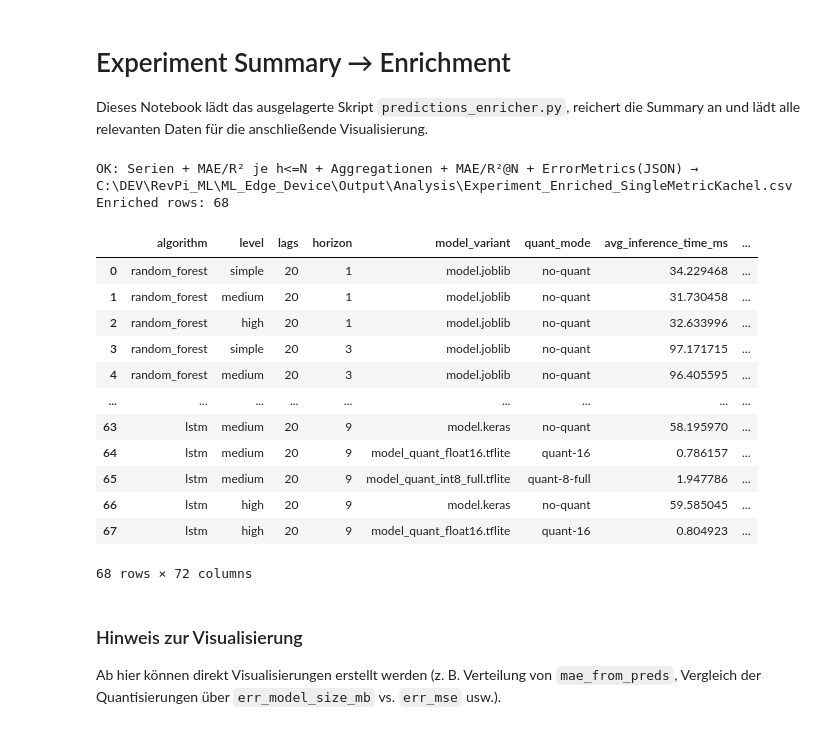
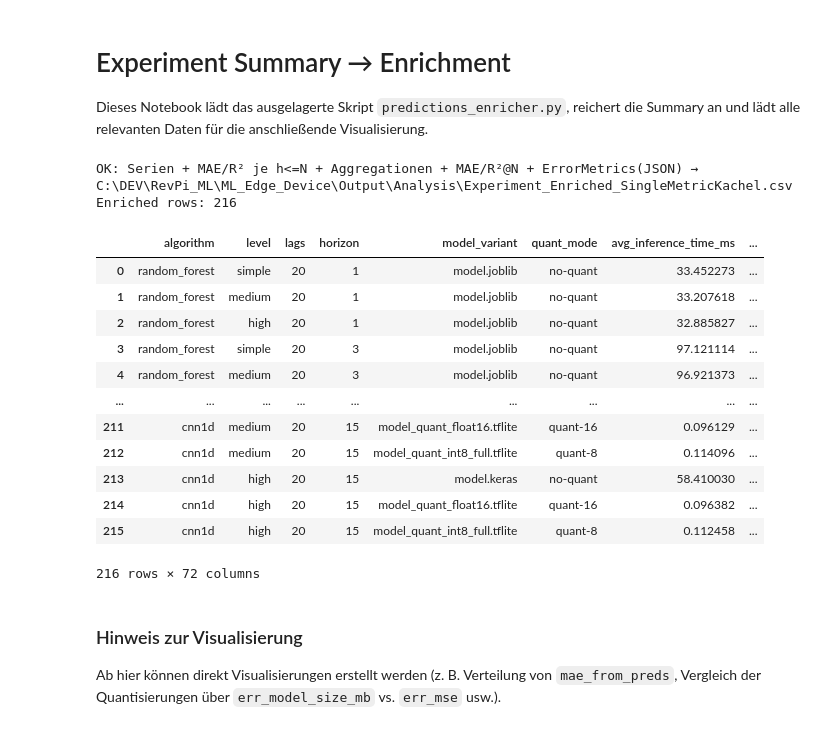
Before and after one commit to EricG99/ML_Edge_Device, a Jupyter notebook: evaluation/Experiment_Summary_Aggregator_UPDATED.ipynb, the cells around one changed output. Saved outputs shown, nothing was run; the diff lists cells and outputs as text; code cells hidden in the pictures.

```diff
--- a/evaluation/Experiment_Summary_Aggregator_UPDATED.ipynb
+++ b/evaluation/Experiment_Summary_Aggregator_UPDATED.ipynb
@@ -21,50 +21,50 @@ SUMMARY_FILE = "Experiment_Summary.csv"  # ← anpassen
 
 SUMMARY_FILE = r"Experiment_Summary_Server_multiconfig_test.csv"
 
-SUMMARY_FILE = r"Experiment_Summary_Server_multiconfig_run.csv"
+SUMMARY_FILE = r"Experiment_Summary_Server_multiconfig_run_merged.csv"
 
 
 OUT_FILE = "Experiment_Enriched_SingleMetricKachel.csv"     # optional
 
 # Ausrichtung der Horizons: "t_plus_h" (default) oder "t_plus_h_minus_1"
 SHIFT_MODE = "t_plus_h"
 
 # Ob Error_Metrics JSON (mse/r2 + training_time_s + model_sizes_mb) mit angehängt werden soll
 INCLUDE_JSON = True
 
 
 import importlib, predictions_enricher
 importlib.reload(predictions_enricher)
 # 3) Enrichment laufen lassen
 df_out = predictions_enricher.enrich_summary(
     base=BASE,
     summary_file=SUMMARY_FILE,
     out_file=OUT_FILE,
     shift_mode=SHIFT_MODE,
     drop_old_metrics=True,
     include_error_json=True,
 )
 
 print(f"Enriched rows: {len(df_out)}")
 df_out.head(3)
 
 df_out
 # %% [output]
 OK: Serien + MAE/R² je h<=N + Aggregationen + MAE/R²@N + ErrorMetrics(JSON) → C:\DEV\RevPi_ML\ML_Edge_Device\Output\Analysis\Experiment_Enriched_SingleMetricKachel.csv
-Enriched rows: 68
+Enriched rows: 216
 |  | algorithm | level | lags | horizon | model_variant | quant_mode | avg_inference_time_ms | ... |
-| 0 | random_forest | simple | 20 | 1 | model.joblib | no-quant | 34.229468 | ... |
-| 1 | random_forest | medium | 20 | 1 | model.joblib | no-quant | 31.730458 | ... |
-| 2 | random_forest | high | 20 | 1 | model.joblib | no-quant | 32.633996 | ... |
-| 3 | random_forest | simple | 20 | 3 | model.joblib | no-quant | 97.171715 | ... |
-| 4 | random_forest | medium | 20 | 3 | model.joblib | no-quant | 96.405595 | ... |
+| 0 | random_forest | simple | 20 | 1 | model.joblib | no-quant | 33.452273 | ... |
+| 1 | random_forest | medium | 20 | 1 | model.joblib | no-quant | 33.207618 | ... |
+| 2 | random_forest | high | 20 | 1 | model.joblib | no-quant | 32.885827 | ... |
+| 3 | random_forest | simple | 20 | 3 | model.joblib | no-quant | 97.121114 | ... |
+| 4 | random_forest | medium | 20 | 3 | model.joblib | no-quant | 96.921373 | ... |
 | ... | ... | ... | ... | ... | ... | ... | ... | ... |
-| 63 | lstm | medium | 20 | 9 | model.keras | no-quant | 58.195970 | ... |
-| 64 | lstm | medium | 20 | 9 | model_quant_float16.tflite | quant-16 | 0.786157 | ... |
-| 65 | lstm | medium | 20 | 9 | model_quant_int8_full.tflite | quant-8-full | 1.947786 | ... |
-| 66 | lstm | high | 20 | 9 | model.keras | no-quant | 59.585045 | ... |
-| 67 | lstm | high | 20 | 9 | model_quant_float16.tflite | quant-16 | 0.804923 | ... |
+| 211 | cnn1d | medium | 20 | 15 | model_quant_float16.tflite | quant-16 | 0.096129 | ... |
+| 212 | cnn1d | medium | 20 | 15 | model_quant_int8_full.tflite | quant-8 | 0.114096 | ... |
+| 213 | cnn1d | high | 20 | 15 | model.keras | no-quant | 58.410030 | ... |
+| 214 | cnn1d | high | 20 | 15 | model_quant_float16.tflite | quant-16 | 0.096382 | ... |
+| 215 | cnn1d | high | 20 | 15 | model_quant_int8_full.tflite | quant-8 | 0.112458 | ... |
-68 rows × 72 columns
+216 rows × 72 columns
 # %% [markdown]
 ### Hinweis zur Visualisierung
 Ab hier können direkt Visualisierungen erstellt werden (z. B. Verteilung von `mae_from_preds`, Vergleich der Quantisierungen über `err_model_size_mb` vs. `err_mse` usw.).
```
